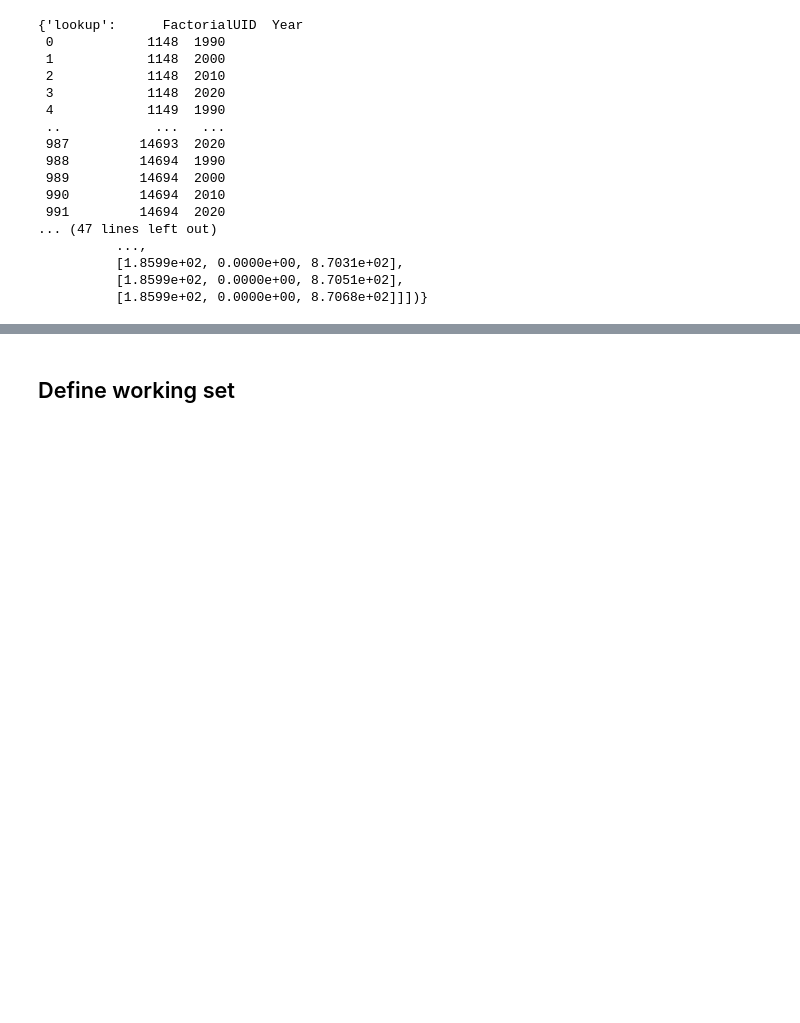
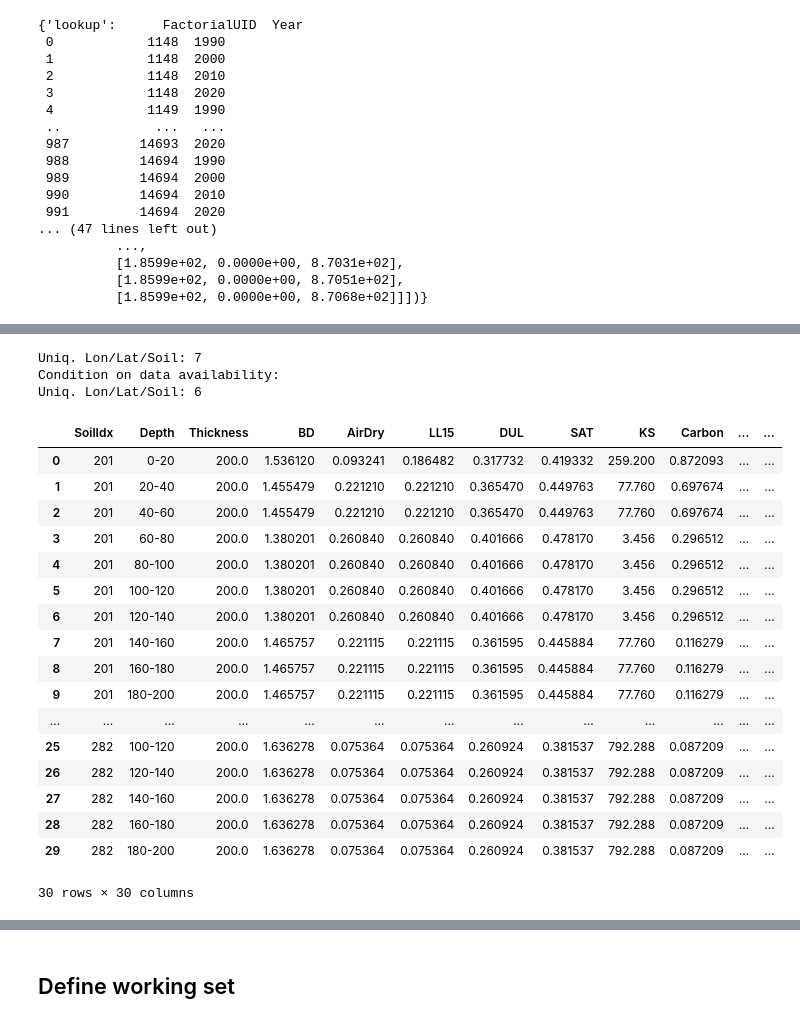
Before and after one commit to DanielKick-USDA/apsimxml, a Jupyter notebook: nbs/02_parquet_dataloader.ipynb, the cells around one changed output, grey strips where cells are left out. Saved outputs shown, nothing was run; the diff lists cells and outputs as text; code cells hidden in the pictures; blank space fills up the shorter version.

Commit message:
added ssurgo data and met data to data_helper

```diff
--- a/nbs/02_parquet_dataloader.ipynb
+++ b/nbs/02_parquet_dataloader.ipynb
@@ -503,0 +567,17 @@ x.results_as_tensors(output_type = 'sequence')
+# %%
+env_path = '/home/Shared/apsimx_env_data'+'/'
+
+# ./apsimx_i_soil_ssurgo_profile.parquet
+
+# met files (easy to parse)
+# env_path+'apsimx_i_soil_POWER_met.parquet'
+
+lookup = pq.read_table(env_path+'apsimx_i_soil_gps.parquet').to_pandas()
+# %%
+# load env data
+met_data = pq.read_table(env_path+'apsimx_i_soil_POWER_met.parquet').to_pandas().rename(columns = {'latitude':'Latitude',
+                                                                                                   'longitude': 'Longitude'})
+met_data
+
+ssurgo_data = pq.read_table(env_path+'apsimx_i_soil_ssurgo_profile.parquet').to_pandas().rename(columns = {'soil_i':'SoilIdx'})
+ssurgo_data
@@ -503,0 +598,15 @@ x.results_as_tensors(output_type = 'sequence')
+# %%
+# shared soilIdx
+
+Ids_idxs = x.Ids.loc[:, ['Longitude', 'Latitude', 'SoilIdx']].drop_duplicates()
+ssurgo_s = ssurgo_data.loc[:, ['SoilIdx']].drop_duplicates()
+met_lonlat = met_data.loc[:, ['Longitude', 'Latitude']].drop_duplicates()
+# %%
+print(f'Uniq. Lon/Lat/Soil: {Ids_idxs.shape[0]}')
+print('Condition on data availability:')
+Ids_idxs = Ids_idxs.merge(ssurgo_s, how = 'inner').merge(met_lonlat, how = 'inner')
+print(f'Uniq. Lon/Lat/Soil: {Ids_idxs.shape[0]}')
+# %% [output]
+Uniq. Lon/Lat/Soil: 7
+Condition on data availability:
+Uniq. Lon/Lat/Soil: 6
@@ -503,0 +617,25 @@ x.results_as_tensors(output_type = 'sequence')
+# %%
+# update Ids & results:
+x.Ids = Ids_idxs.merge(x.Ids)
+
+_ = x.Ids.loc[:, ['FactorialUID']].drop_duplicates()
+x.results = _.merge(x.results, how='inner')
+# %% [output]
+|  | SoilIdx | Depth | Thickness | BD | AirDry | LL15 | DUL | SAT | KS | Carbon | ... | ... |
+| 0 | 201 | 0-20 | 200.0 | 1.536120 | 0.093241 | 0.186482 | 0.317732 | 0.419332 | 259.200 | 0.872093 | ... | ... |
+| 1 | 201 | 20-40 | 200.0 | 1.455479 | 0.221210 | 0.221210 | 0.365470 | 0.449763 | 77.760 | 0.697674 | ... | ... |
+| 2 | 201 | 40-60 | 200.0 | 1.455479 | 0.221210 | 0.221210 | 0.365470 | 0.449763 | 77.760 | 0.697674 | ... | ... |
+| 3 | 201 | 60-80 | 200.0 | 1.380201 | 0.260840 | 0.260840 | 0.401666 | 0.478170 | 3.456 | 0.296512 | ... | ... |
+| 4 | 201 | 80-100 | 200.0 | 1.380201 | 0.260840 | 0.260840 | 0.401666 | 0.478170 | 3.456 | 0.296512 | ... | ... |
+| 5 | 201 | 100-120 | 200.0 | 1.380201 | 0.260840 | 0.260840 | 0.401666 | 0.478170 | 3.456 | 0.296512 | ... | ... |
+| 6 | 201 | 120-140 | 200.0 | 1.380201 | 0.260840 | 0.260840 | 0.401666 | 0.478170 | 3.456 | 0.296512 | ... | ... |
+| 7 | 201 | 140-160 | 200.0 | 1.465757 | 0.221115 | 0.221115 | 0.361595 | 0.445884 | 77.760 | 0.116279 | ... | ... |
+| 8 | 201 | 160-180 | 200.0 | 1.465757 | 0.221115 | 0.221115 | 0.361595 | 0.445884 | 77.760 | 0.116279 | ... | ... |
+| 9 | 201 | 180-200 | 200.0 | 1.465757 | 0.221115 | 0.221115 | 0.361595 | 0.445884 | 77.760 | 0.116279 | ... | ... |
+| ... | ... | ... | ... | ... | ... | ... | ... | ... | ... | ... | ... | ... |
+| 25 | 282 | 100-120 | 200.0 | 1.636278 | 0.075364 | 0.075364 | 0.260924 | 0.381537 | 792.288 | 0.087209 | ... | ... |
+| 26 | 282 | 120-140 | 200.0 | 1.636278 | 0.075364 | 0.075364 | 0.260924 | 0.381537 | 792.288 | 0.087209 | ... | ... |
+| 27 | 282 | 140-160 | 200.0 | 1.636278 | 0.075364 | 0.075364 | 0.260924 | 0.381537 | 792.288 | 0.087209 | ... | ... |
+| 28 | 282 | 160-180 | 200.0 | 1.636278 | 0.075364 | 0.075364 | 0.260924 | 0.381537 | 792.288 | 0.087209 | ... | ... |
+| 29 | 282 | 180-200 | 200.0 | 1.636278 | 0.075364 | 0.075364 | 0.260924 | 0.381537 | 792.288 | 0.087209 | ... | ... |
+30 rows × 30 columns
```
Also changed, not shown: parts of 25 cells of this notebook.
